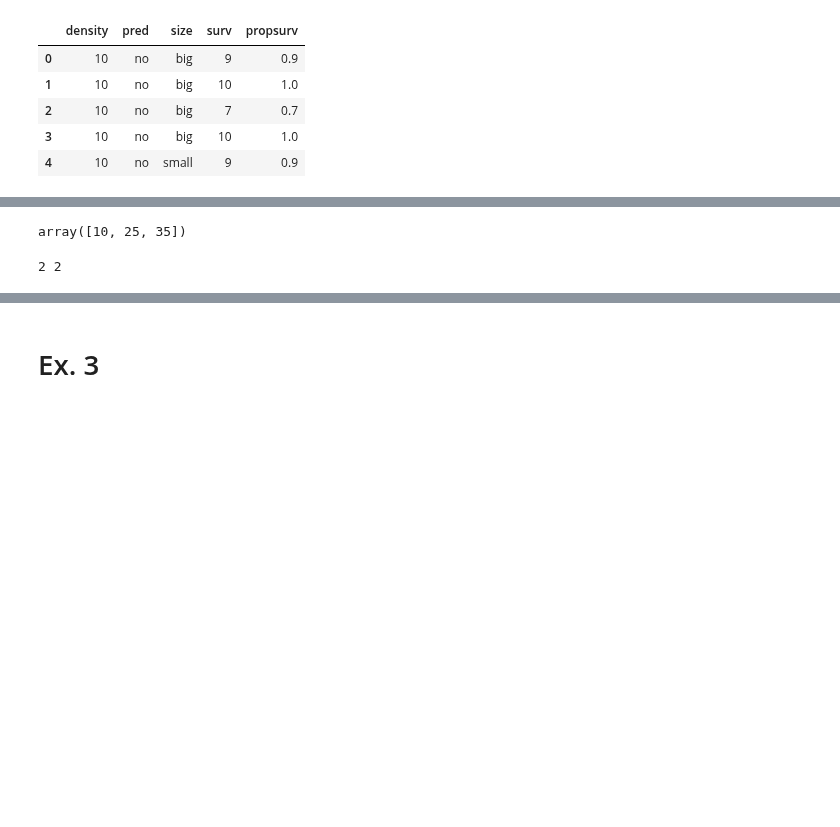
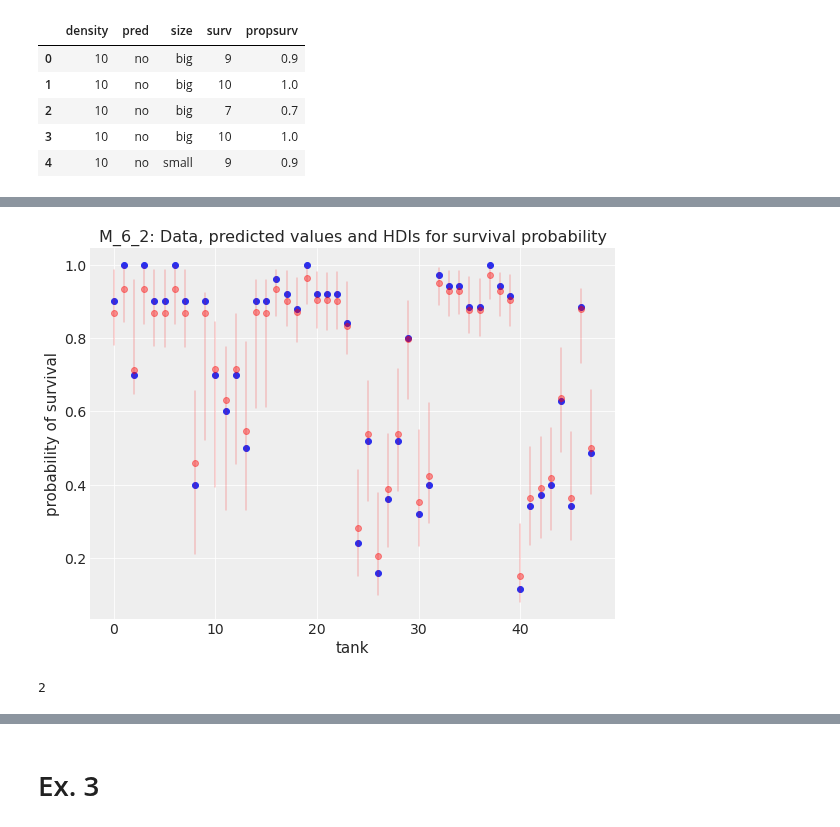
Before and after one commit to fhte2/statistical-rethinking, a Jupyter notebook: Week_6_exercises.ipynb, the cells around one changed output, grey strips where cells are left out. Saved outputs shown, nothing was run; the diff lists cells and outputs as text; code cells hidden in the pictures; blank space fills up the shorter version.

```diff
--- a/Week_6_exercises.ipynb
+++ b/Week_6_exercises.ipynb
@@ -212 +249,27 @@ df = df.rename(columns={'size':'size_'})
+# %%
+#extract hdis for each datapoint
+hdi_low = []
+hdi_high = []
+for x in tank:
+    y = az.hdi(expit(trace_6_2['a'][:,x]))[0]
+    z = az.hdi(expit(trace_6_2['a'][:,x]))[1]
+    hdi_low.append(y)
+    hdi_high.append(z)
+# %%
+#visualize data and HDIs
+
+fig, ax = plt.subplots(figsize=(8, 6))
+
+ax.scatter(tank, df.propsurv) #real data
+
+for x in tank:
+    ax.scatter(x, expit(trace_6_2['a'][:,x]).mean(), color='r', alpha=0.4) # mean predictions
+
+
+for x, lower, upper in zip(tank, hdi_low, hdi_high):
+    ax.plot((x, x), (lower, upper), color='r', alpha=0.2)
+
+ax.set(title='M_6_2: Data, predicted values and HDIs for survival probability',xlabel='tank',ylabel='probability of survival');
+# %% [output]
+[figure, added]
 # %%
@@ -217,12 +282,8 @@ size_id = pd.factorize(df.size_)[0]
 size_idx = pd.factorize(df.size_)[1]
 
 df.dens_s = standardize(df.density)
-# %%
-df.density.unique()
-# %% [output]
-array([10, 25, 35])
-# %%
-print(len(pred_idx), len(size_idx))
-# %% [output]
-2 2
+# %%
+len(size_idx)
+# %% [output]
+2
 # %%
```
Also changed, not shown: parts of 33 cells of this notebook.
